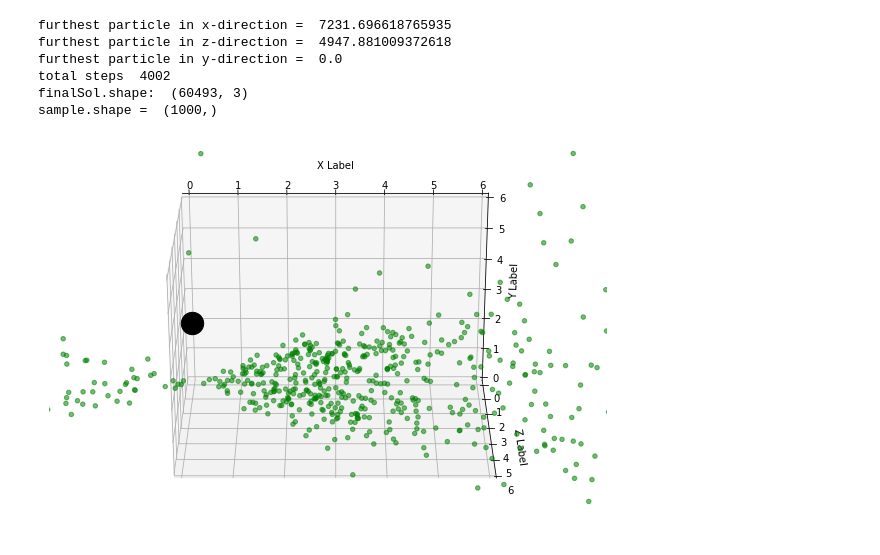
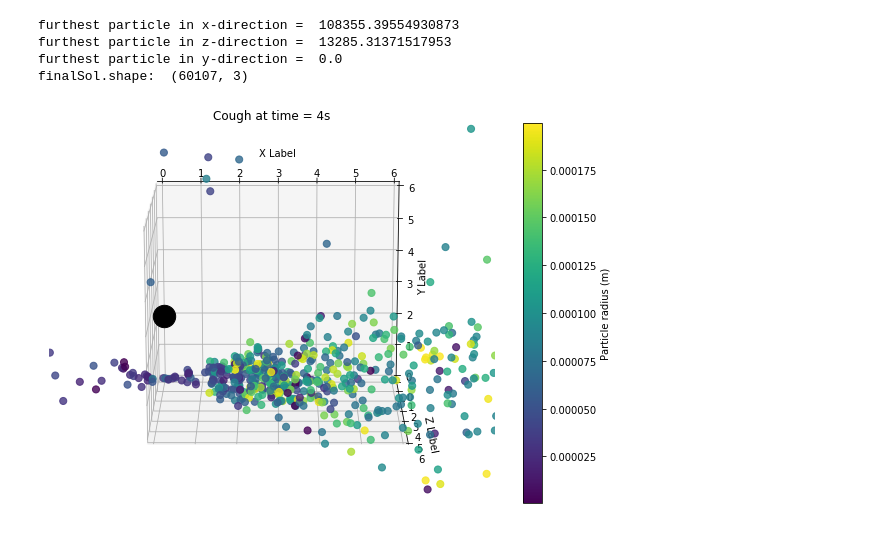
Before and after one commit to bmhowell/Cough_Simulation, a Jupyter notebook: cough_simulation.ipynb, the cells around one changed output. Cells and saved outputs as stored; diff of their text form; code cells hidden in the pictures.

Commit message:
sim working, plot slightly off

```diff
--- a/cough_simulation.ipynb
+++ b/cough_simulation.ipynb
@@ -45,7 +45,10 @@ while counter:
         print('rMax = ', np.amax(R))
     else:
         i += 1
+
+
 Aci = np.asarray(Aci)
 R = np.asarray(R).T
 mi = np.asarray(mi)
+plot_R = R[0,sample]
 # %% [output]
@@ -149,40 +172,39 @@ simulation finished
 # %%
 # find furthest particle in x direction
 xMax = np.max(rSol[-1][:,0])
 print('furthest particle in x-direction = ', xMax)
 zMax = np.max(rSol[-1][:,2])
 print('furthest particle in z-direction = ', zMax)
 yMax = np.min(rSol[-1][:,1])
 print('furthest particle in y-direction = ', yMax)
 
 finalSol = rSol[-1]
-print('total steps ', len(rSol))
 print('finalSol.shape: ', finalSol.shape)
-np.random.seed(0)
-sample = np.random.choice(pTot, 1000)
-print('sample.shape = ', sample.shape)
-
-xPlot = finalSol[sample, 0]
-yPlot = finalSol[sample, 1]
-zPlot = finalSol[sample, 2]
+np.random.seed(10)
+sample = np.random.choice(pTot, 1000, replace=False)     # select random particles to plot
+plot_sol = finalSol[sample, :]
+plot_R = R[0,sample]
 
 fig = plt.figure(figsize = (10, 7))
-ax = plt.axes(projection ="3d")
-ax.scatter3D(xPlot, yPlot, zPlot, color = "green")
-ax.scatter3D(r0[0], r0[1], r0[2], color = "k", s=500)
+ax = plt.axes(projection='3d')
+
+ax.scatter3D(r0[0], r0[1], r0[2], c='k', marker='o', s=500)
+output_fig = ax.scatter3D(plot_sol[:, 0], plot_sol[:, 1], plot_sol[:, 2],
+                          marker='o', s=50, c=plot_R)
+cbar = plt.colorbar(output_fig)
+cbar.set_label('Particle radius (m)')
+ax.set_title('Cough at time = {}s'.format(t_tot),y = 1.08)
 ax.set_xlabel('X Label')
 ax.set_ylabel('Y Label')
 ax.set_zlabel('Z Label')
 ax.set_xlim(-0.02, 6)
 ax.set_ylim(0, 6)
 ax.set_zlim(-0.2, 6)
-ax.view_init(115,270)
-plt.show()
+ax.view_init(105,270)
+plt.savefig('cough.png')
 # %% [output]
-furthest particle in x-direction =  7231.696618765935
-furthest particle in z-direction =  4947.881009372618
+furthest particle in x-direction =  108355.39554930873
+furthest particle in z-direction =  13285.31371517953
 furthest particle in y-direction =  0.0
-total steps  4002
-finalSol.shape:  (60493, 3)
-sample.shape =  (1000,)
+finalSol.shape:  (60107, 3)
-[figure, old version]
+[figure, new version]
```
Also changed, not shown: parts of 5 cells of this notebook, 6 other files.
